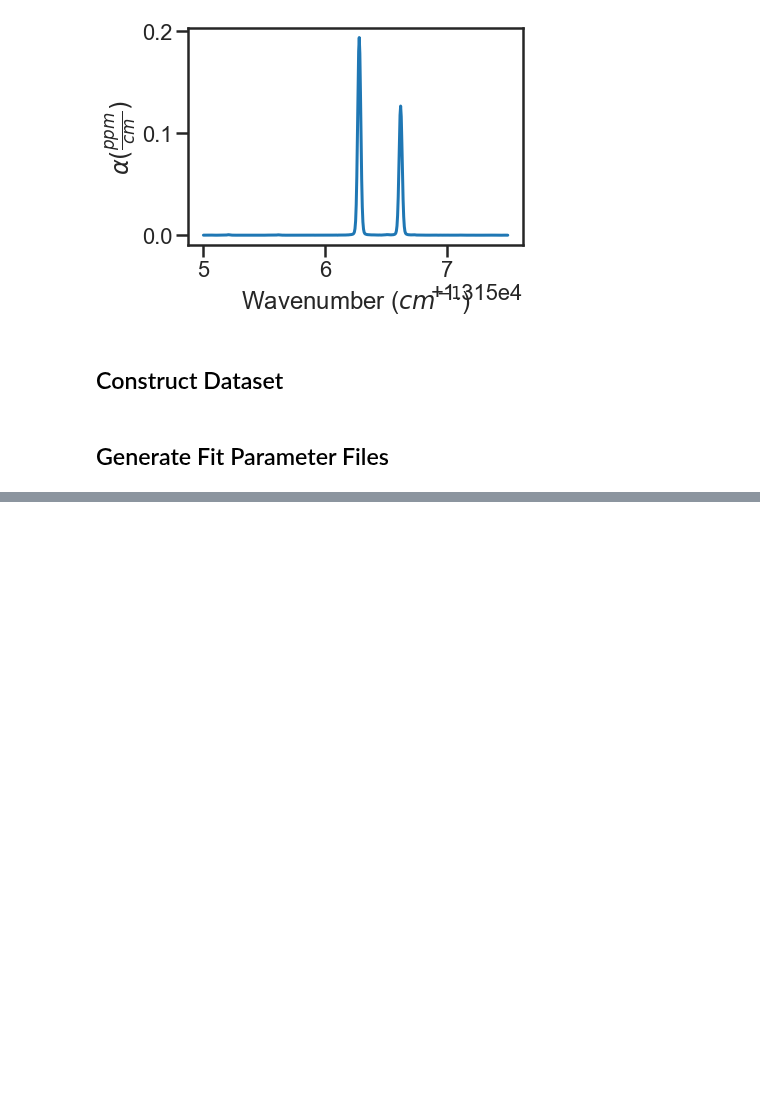
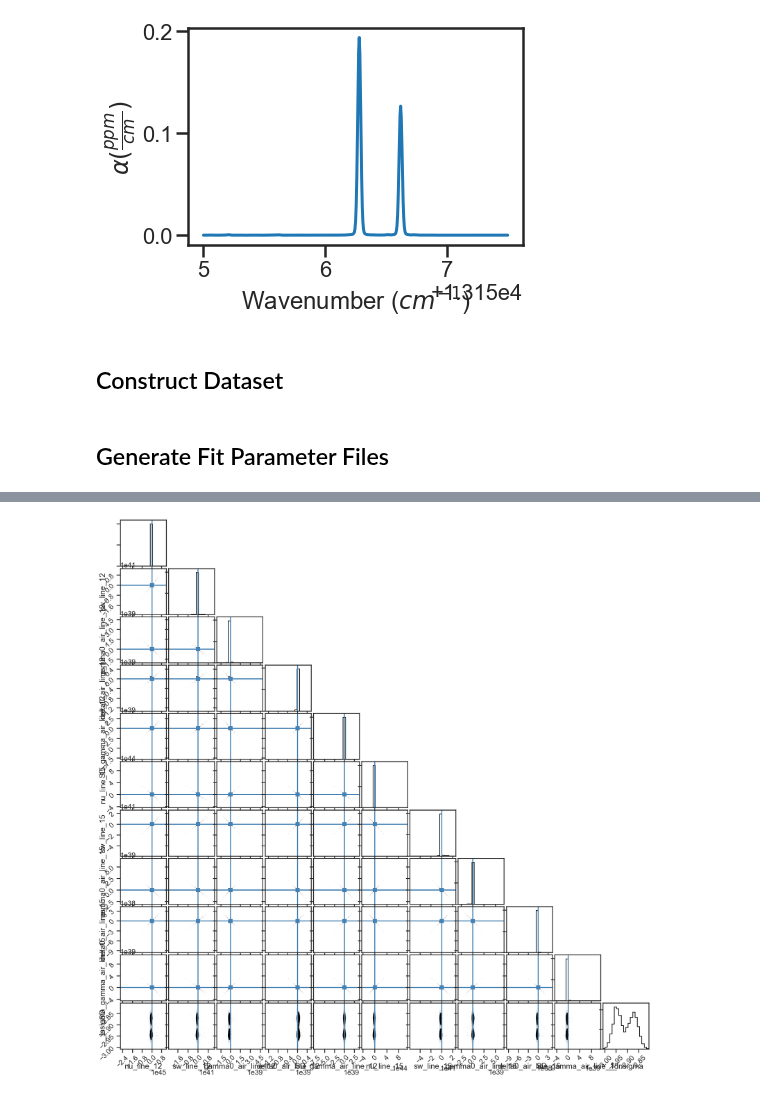
Before and after one commit to usnistgov/MATS, a Jupyter notebook: MATS/Examples/A-Band - Synthetic Spectra/Fitting_Protocol_ABand_Synthetic.ipynb, the cells around one changed output, grey strips where cells are left out. Cells and saved outputs as stored; diff of their text form; code cells hidden in the pictures; blank space fills up the shorter version.

```diff
--- a/MATS/Examples/A-Band - Synthetic Spectra/Fitting_Protocol_ABand_Synthetic.ipynb
+++ b/MATS/Examples/A-Band - Synthetic Spectra/Fitting_Protocol_ABand_Synthetic.ipynb
@@ -223,0 +252,6 @@ None
+# %%
+import corner
+
+emcee_plot = corner.corner(emcee_result.flatchain, labels=emcee_result.var_names,
+                           truths=list(emcee_result.params.valuesdict().values()))
+# %% [output]
@@ -223,0 +275 @@ None
+[figure, added]
```
Also changed, not shown: parts of 7 cells of this notebook, 8 other files.
